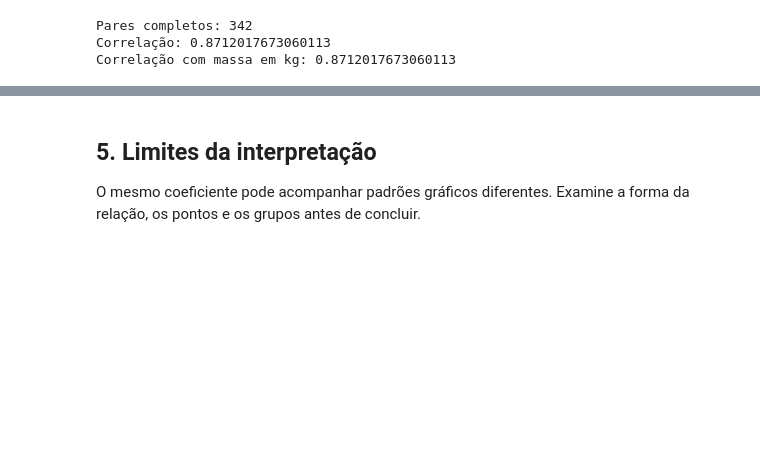
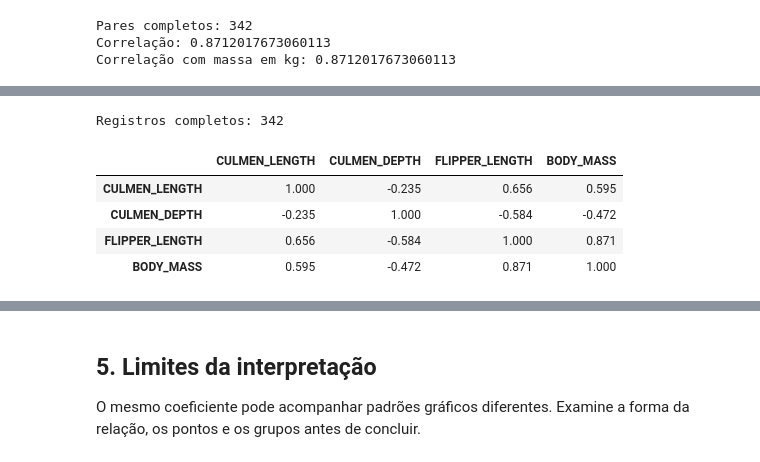
Before and after one commit to carubbi/MQ, a Jupyter notebook: notebooks/resolvidos/u1_a10.ipynb, the cells around one changed output, grey strips where cells are left out. Saved outputs shown, nothing was run; the diff lists cells and outputs as text; code cells hidden in the pictures; blank space fills up the shorter version.

```diff
--- a/notebooks/resolvidos/u1_a10.ipynb
+++ b/notebooks/resolvidos/u1_a10.ipynb
@@ -331,0 +328,13 @@ Fonte: CARUBBI, 2026, com dados de HORST; HILL; GORMAN, 2020.
+# %%
+# Calcular a matriz de correlação das medidas
+cols = ['CULMEN_LENGTH', 'CULMEN_DEPTH', 'FLIPPER_LENGTH', 'BODY_MASS']
+medidas = df[cols].dropna()
+print('Registros completos:', len(medidas))
+medidas.corr().round(3)
+# %% [output]
+Registros completos: 342
+|  | CULMEN_LENGTH | CULMEN_DEPTH | FLIPPER_LENGTH | BODY_MASS |
+| CULMEN_LENGTH | 1.000 | -0.235 | 0.656 | 0.595 |
+| CULMEN_DEPTH | -0.235 | 1.000 | -0.584 | -0.472 |
+| FLIPPER_LENGTH | 0.656 | -0.584 | 1.000 | 0.871 |
+| BODY_MASS | 0.595 | -0.472 | 0.871 | 1.000 |
```
Also changed, not shown: parts of 28 cells of this notebook, 1 other file.
